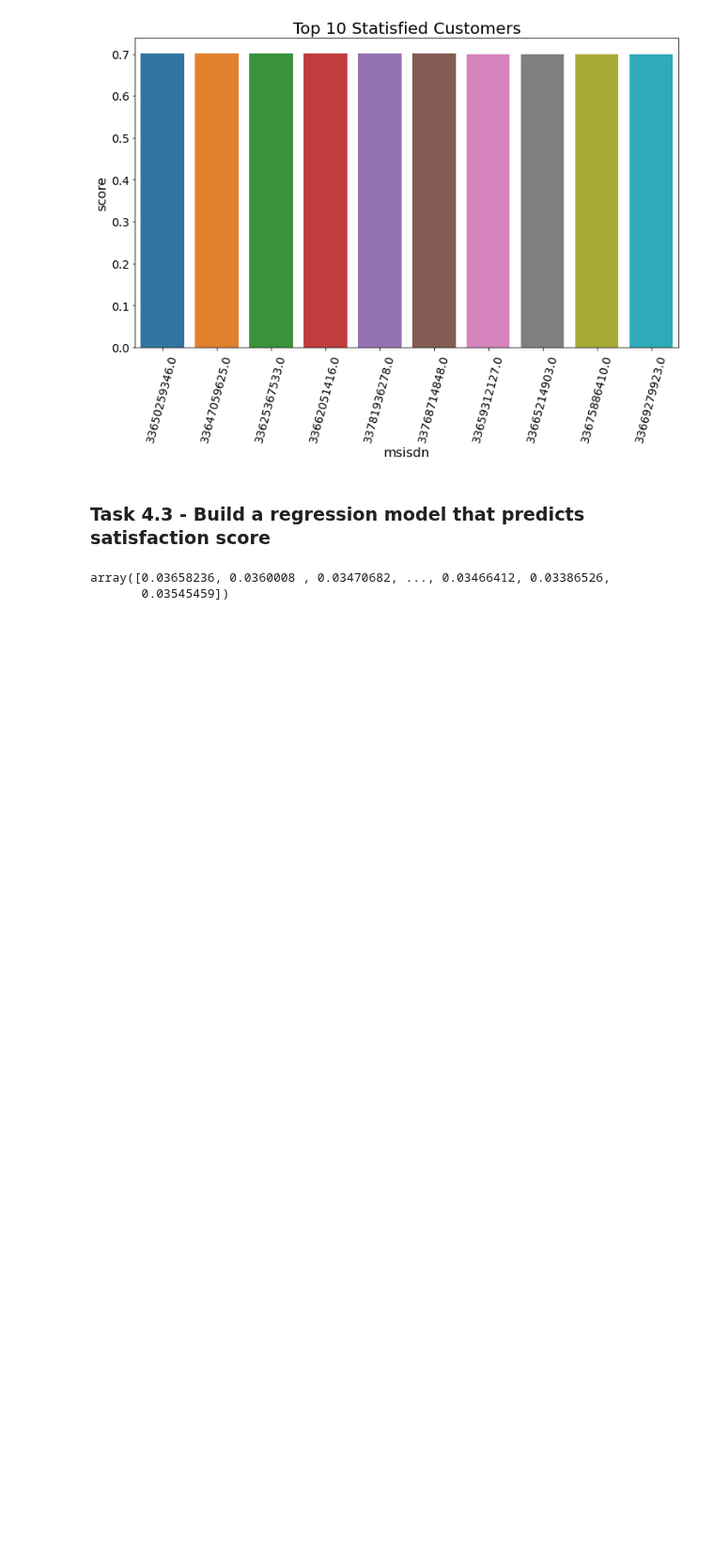
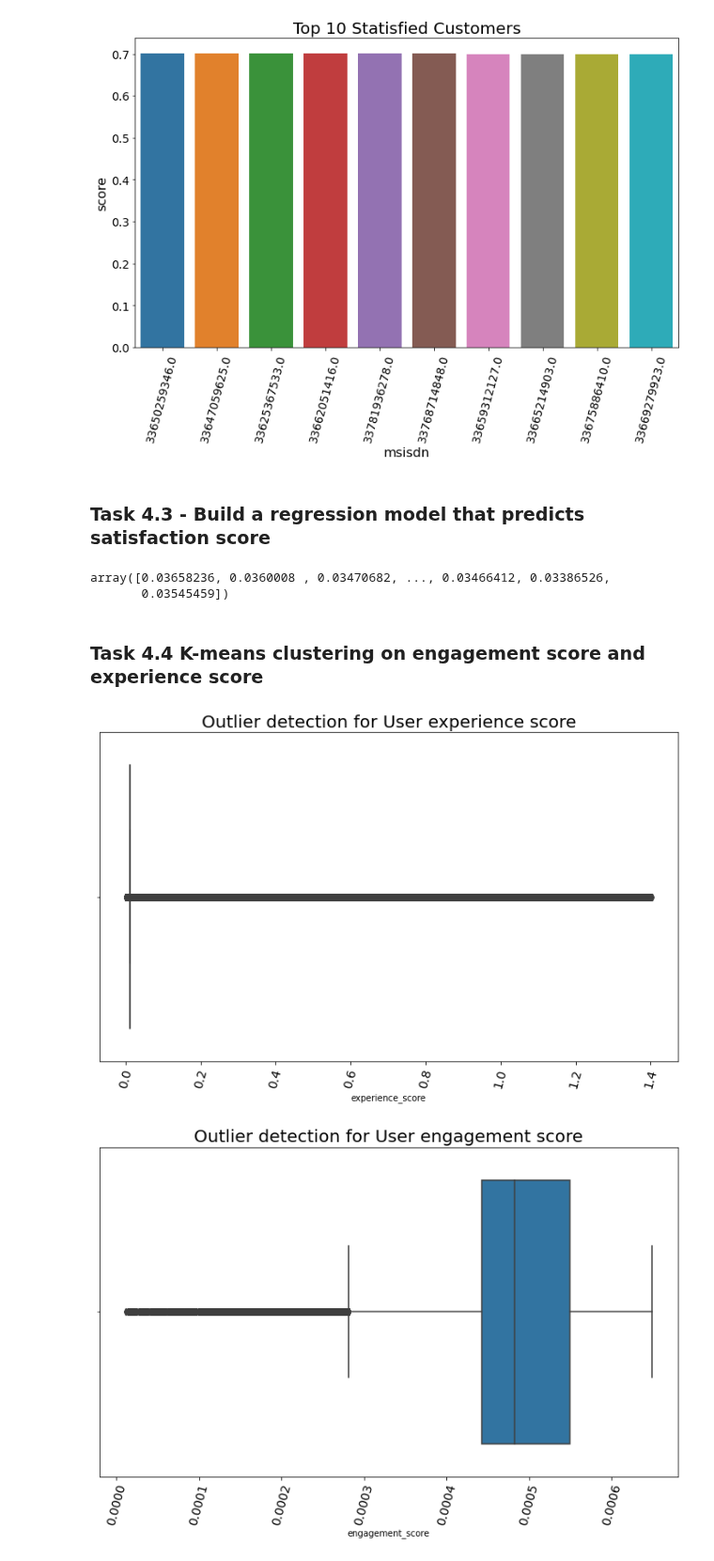
Before and after one commit to teddyk251/Telecom-Data-Analysis, a Jupyter notebook: notebooks/UserSatisfactionAnalysis.ipynb, the cells around one changed output. Shown at 94% size. Drawn from its saved outputs; the diff is of its cells as text; code cells hidden in the pictures; blank space fills up the shorter version.

Commit message:
finalized task 4.4

```diff
--- a/notebooks/UserSatisfactionAnalysis.ipynb
+++ b/notebooks/UserSatisfactionAnalysis.ipynb
@@ -94,3 +94,12 @@ pred
 # %% [output]
 array([0.03658236, 0.0360008 , 0.03470682, ..., 0.03466412, 0.03386526,
        0.03545459])
+# %% [markdown]
+### Task 4.4  K-means clustering on engagement score and experience score
+# %%
+# Check if there are outliers
+Plotter.plot_box(score_df,'experience_score', "Outlier detection for User experience score")
+Plotter.plot_box(score_df,'engagement_score', "Outlier detection for User engagement score")
+# %% [output]
+[figure, added]
+[figure, added]
```
Also changed, not shown: parts of 6 cells of this notebook.
